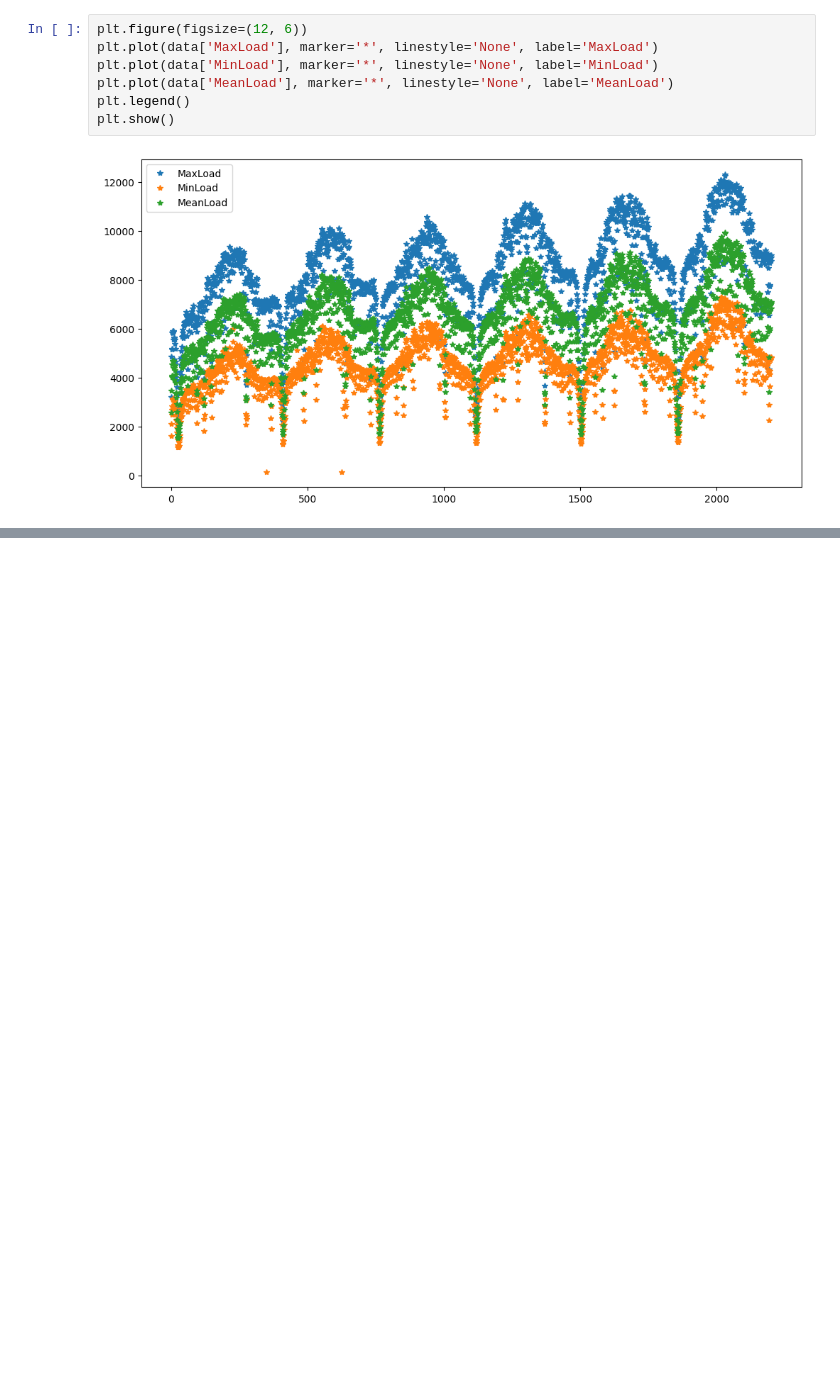
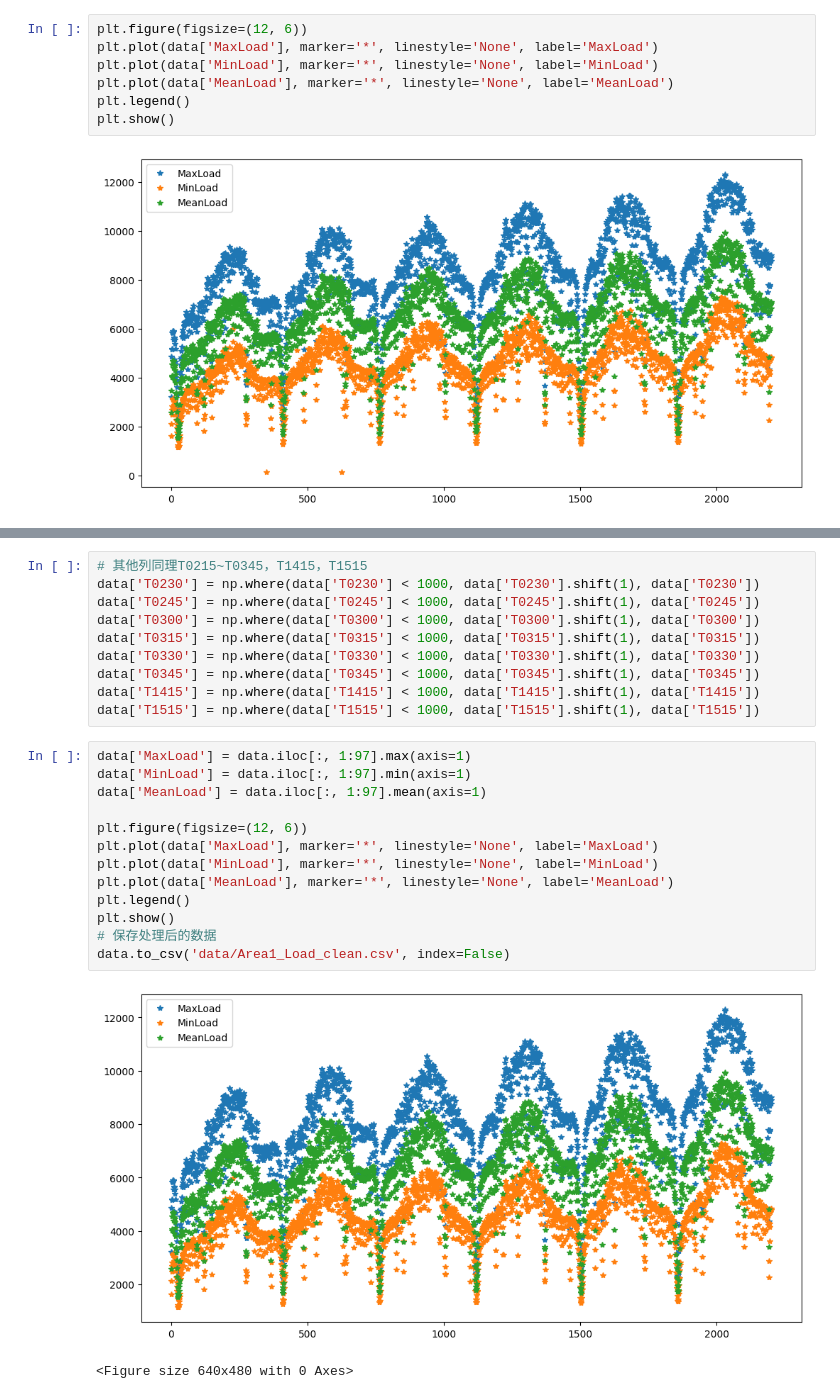
Before and after one commit to John-Chen92/Electricity_Load_Forecast, a Jupyter notebook: data_analyse.ipynb, the cells around one changed output, grey strips where cells are left out. Saved outputs shown, nothing was run; the diff lists cells and outputs as text; blank space fills up the shorter version.

Commit message:
Completed load cycling analysis

```diff
--- a/data_analyse.ipynb
+++ b/data_analyse.ipynb
@@ -41,0 +90,26 @@ plt.show()
+# %%
+# 其他列同理T0215~T0345，T1415，T1515
+data['T0230'] = np.where(data['T0230'] < 1000, data['T0230'].shift(1), data['T0230'])
+data['T0245'] = np.where(data['T0245'] < 1000, data['T0245'].shift(1), data['T0245'])
+data['T0300'] = np.where(data['T0300'] < 1000, data['T0300'].shift(1), data['T0300'])
+data['T0315'] = np.where(data['T0315'] < 1000, data['T0315'].shift(1), data['T0315'])
+data['T0330'] = np.where(data['T0330'] < 1000, data['T0330'].shift(1), data['T0330'])
+data['T0345'] = np.where(data['T0345'] < 1000, data['T0345'].shift(1), data['T0345'])
+data['T1415'] = np.where(data['T1415'] < 1000, data['T1415'].shift(1), data['T1415'])
+data['T1515'] = np.where(data['T1515'] < 1000, data['T1515'].shift(1), data['T1515'])
+# %%
+data['MaxLoad'] = data.iloc[:, 1:97].max(axis=1)
+data['MinLoad'] = data.iloc[:, 1:97].min(axis=1)
+data['MeanLoad'] = data.iloc[:, 1:97].mean(axis=1)
+
+plt.figure(figsize=(12, 6))
+plt.plot(data['MaxLoad'], marker='*', linestyle='None', label='MaxLoad')
+plt.plot(data['MinLoad'], marker='*', linestyle='None', label='MinLoad')
+plt.plot(data['MeanLoad'], marker='*', linestyle='None', label='MeanLoad')
+plt.legend()
+plt.show()
+# 保存处理后的数据
+data.to_csv('data/Area1_Load_clean.csv', index=False)
+# %% [output]
+[figure, added]
+<Figure size 640x480 with 0 Axes>
```
Also changed, not shown: parts of 8 cells of this notebook, 3 other files.
